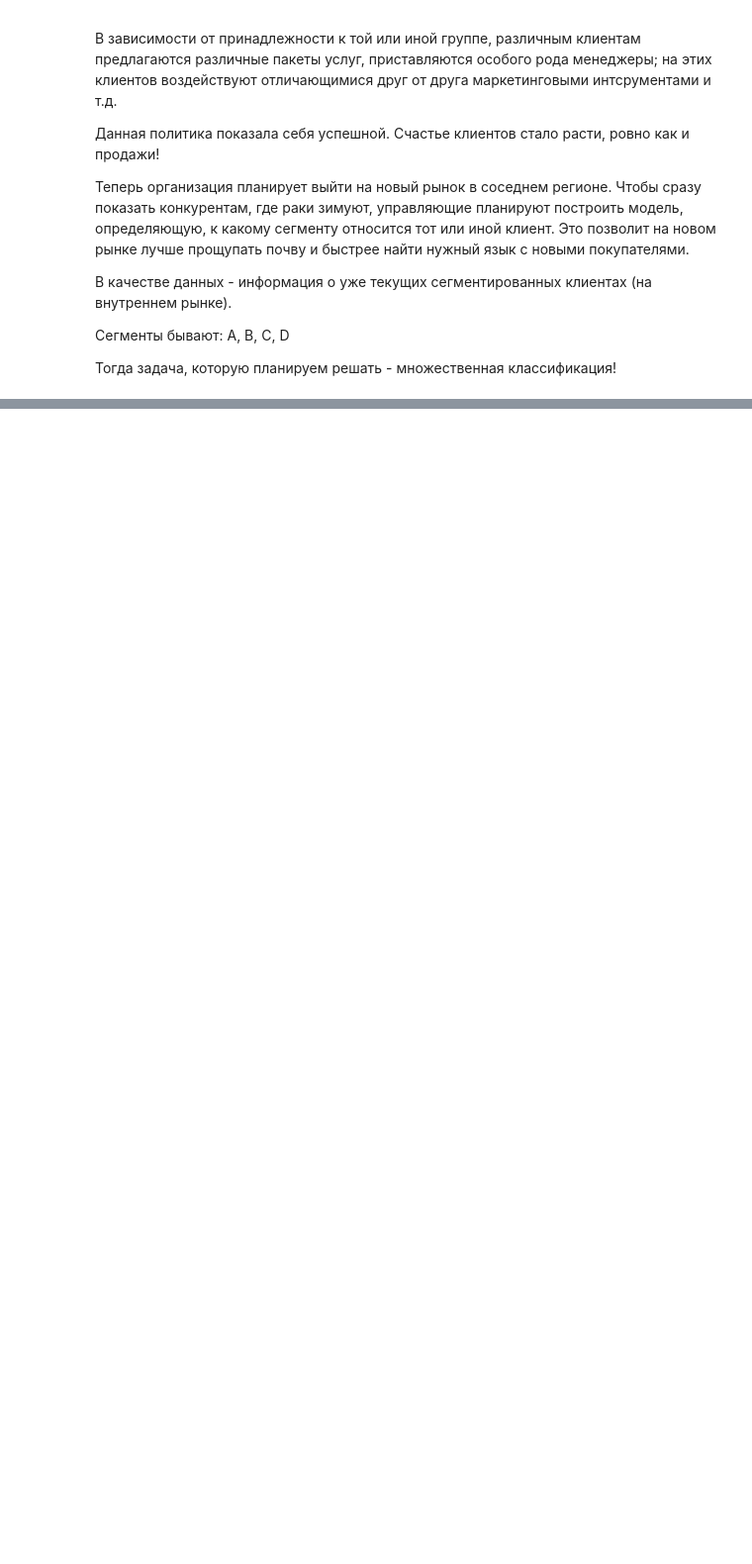
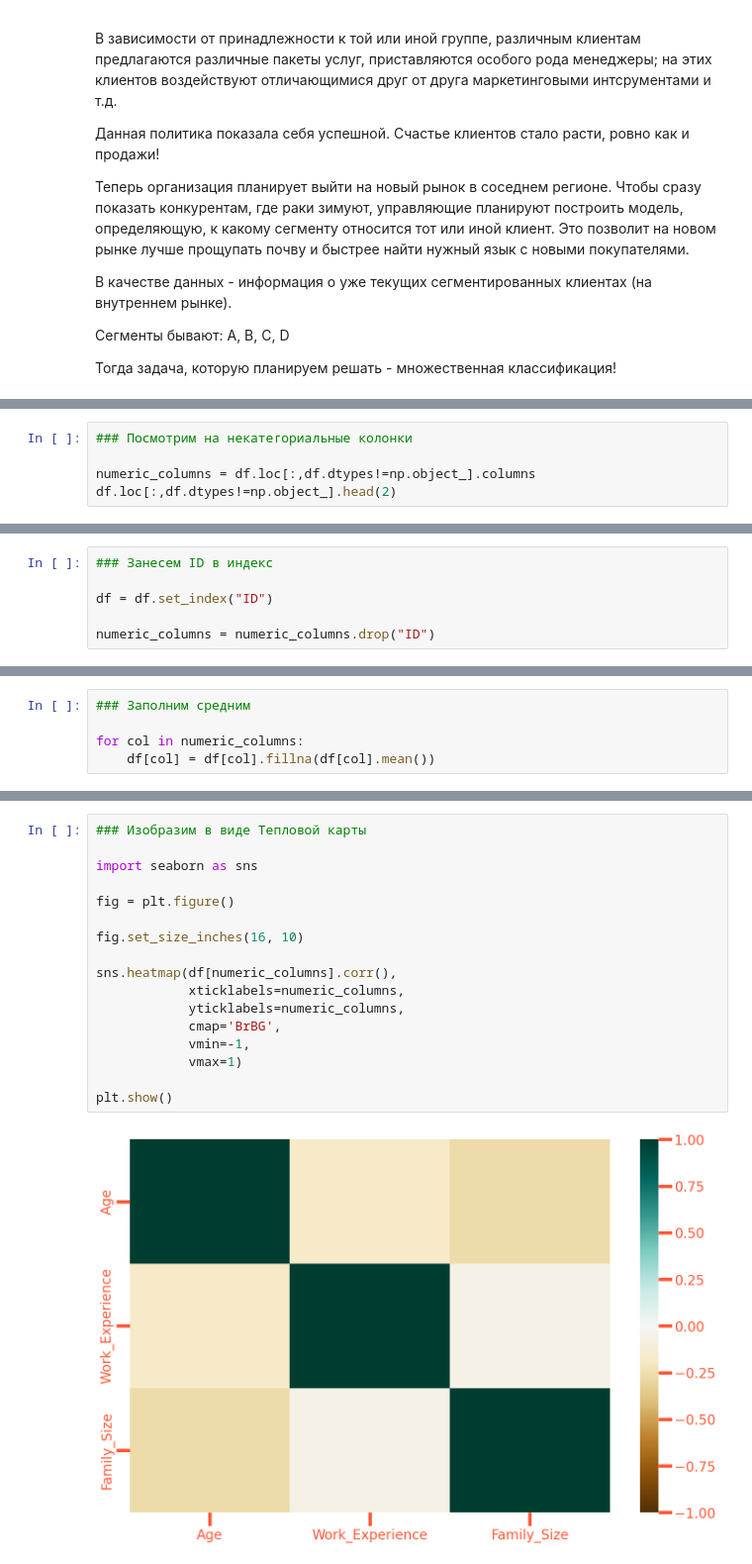
Before and after one commit to EgorSotn/Practice-ML, a Jupyter notebook: practice_14.ipynb, the cells around one changed output, grey strips where cells are left out. Shown: that part at 99% size. Cells and saved outputs as stored; diff of their text form; blank space fills up the shorter version.

```diff
--- a/practice_14.ipynb
+++ b/practice_14.ipynb
@@ -51,0 +98,5 @@ df.shape
+# %%
+### Посмотрим на некатегориальные колонки
+
+numeric_columns = df.loc[:,df.dtypes!=np.object_].columns
+df.loc[:,df.dtypes!=np.object_].head(2)
@@ -51,0 +111,6 @@ df.shape
+# %%
+### Занесем ID в индекс
+
+df = df.set_index("ID")
+
+numeric_columns = numeric_columns.drop("ID")
@@ -51,0 +147,5 @@ df.shape
+# %%
+### Заполним средним
+
+for col in numeric_columns:
+    df[col] = df[col].fillna(df[col].mean())
@@ -51,0 +166,19 @@ df.shape
+# %%
+### Изобразим в виде Тепловой карты
+
+import seaborn as sns
+
+fig = plt.figure()
+
+fig.set_size_inches(16, 10)
+
+sns.heatmap(df[numeric_columns].corr(),
+            xticklabels=numeric_columns,
+            yticklabels=numeric_columns,
+            cmap='BrBG',
+            vmin=-1,
+            vmax=1)
+
+plt.show()
+# %% [output]
+[figure, added]
```
Also changed, not shown: parts of 15 cells of this notebook.
